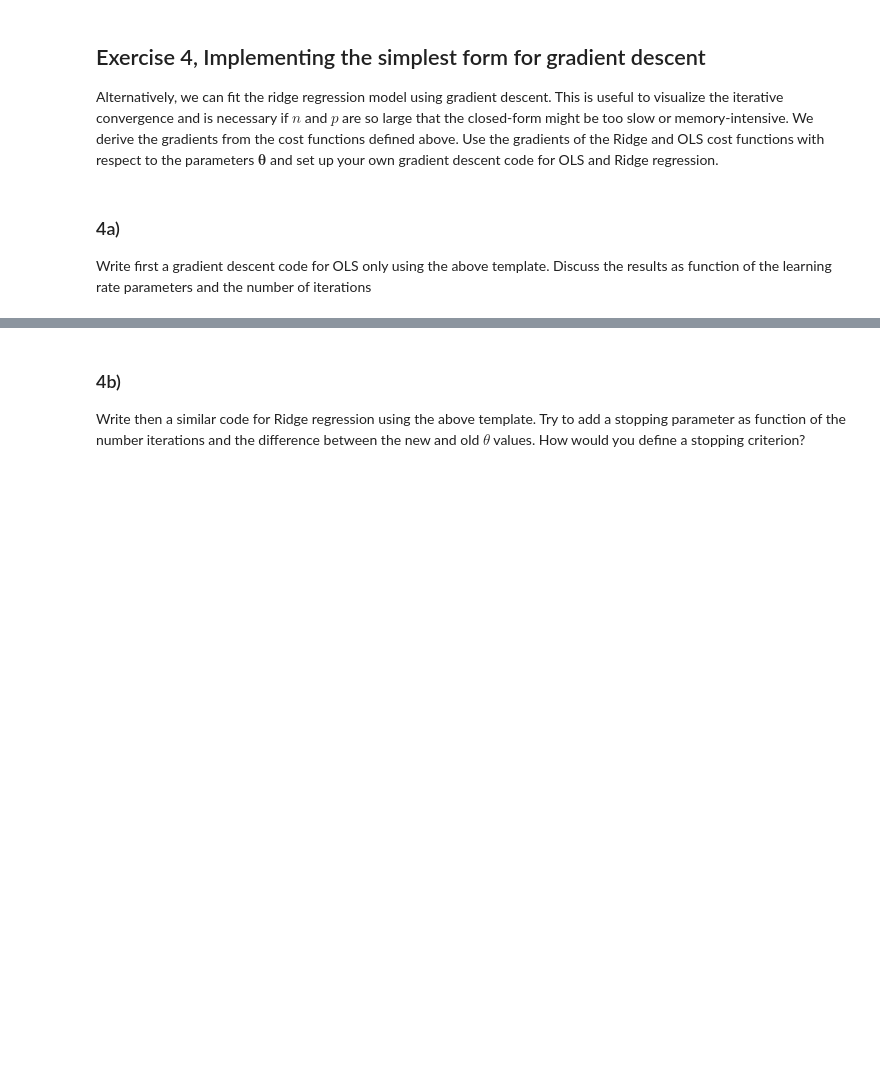
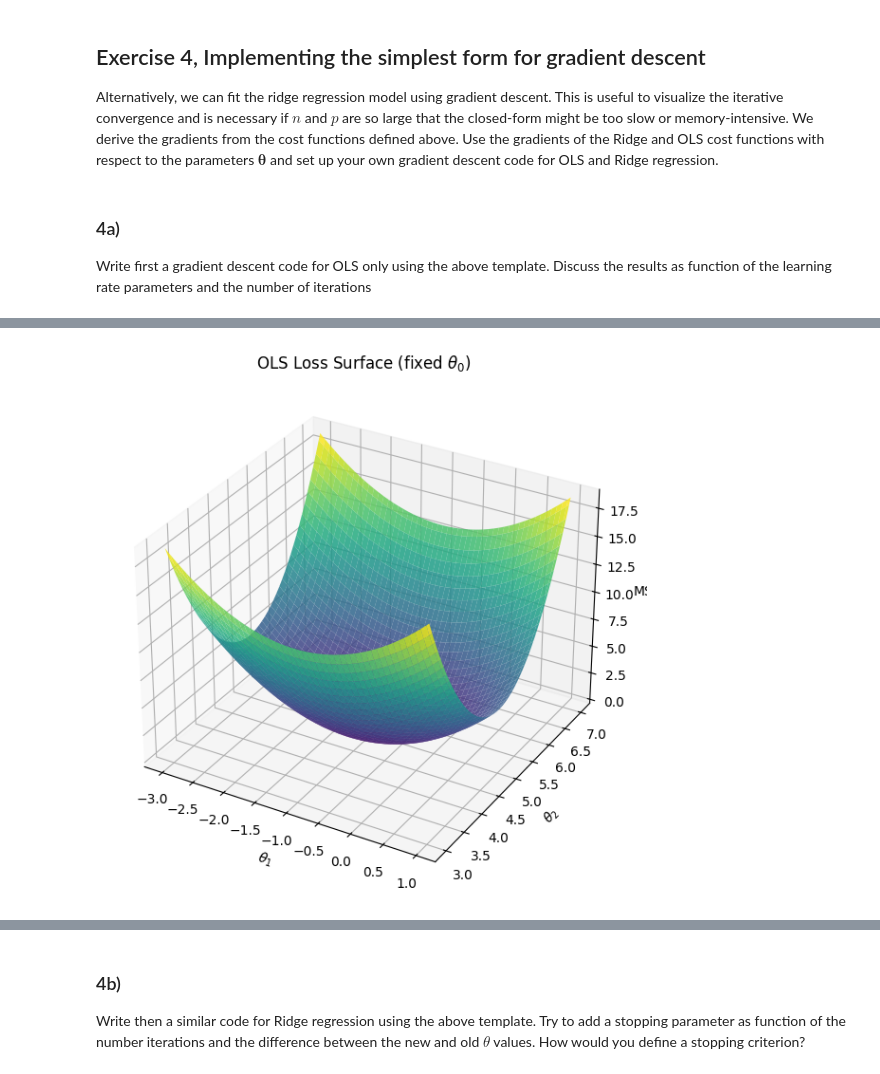
Before and after one commit to viktorbgulbrandsen/fysstk3155, a Jupyter notebook: uke37/exercises.ipynb, the cells around one changed output, grey strips where cells are left out. Saved outputs shown, nothing was run; the diff lists cells and outputs as text; code cells hidden in the pictures; blank space fills up the shorter version.

```diff
--- a/uke37/exercises.ipynb
+++ b/uke37/exercises.ipynb
@@ -160,0 +194,36 @@ Closed-form OLS coefficients: [ 0.         -1.1657815   6.09273365]
+# %%
+import numpy as np
+import matplotlib.pyplot as plt
+
+theta_closed = np.linalg.inv(X.T @ X) @ X.T @ y
+
+def mse_loss(theta0, theta1, theta2, X, y):
+    theta = np.array([theta0, theta1, theta2])
+    y_pred = X @ theta
+    return np.mean((y - y_pred)**2)
+
+t0 = theta_closed[0]
+theta1_vals = np.linspace(theta_closed[1] - 2, theta_closed[1] + 2, 100)
+theta2_vals = np.linspace(theta_closed[2] - 2, theta_closed[2] + 2, 100)
+
+Theta1, Theta2 = np.meshgrid(theta1_vals, theta2_vals)
+Loss = np.zeros_like(Theta1)
+
+for i in range(Theta1.shape[0]):
+    for j in range(Theta1.shape[1]):
+        Loss[i, j] = mse_loss(t0, Theta1[i, j], Theta2[i, j], X, y)
+
+# Plot loss surface
+fig = plt.figure(figsize=(8,6))
+ax = fig.add_subplot(111, projection='3d')
+ax.plot_surface(Theta1, Theta2, Loss, cmap='viridis', alpha=0.85, edgecolor='none')
+
+ax.set_xlabel(r'$\theta_1$')
+ax.set_ylabel(r'$\theta_2$')
+ax.set_zlabel('MSE')
+ax.set_title('OLS Loss Surface (fixed $\\theta_0$)')
+
+plt.tight_layout()
+plt.show()
+# %% [output]
+[figure, added]
```
Also changed, not shown: parts of 14 cells of this notebook, 2 other files.
